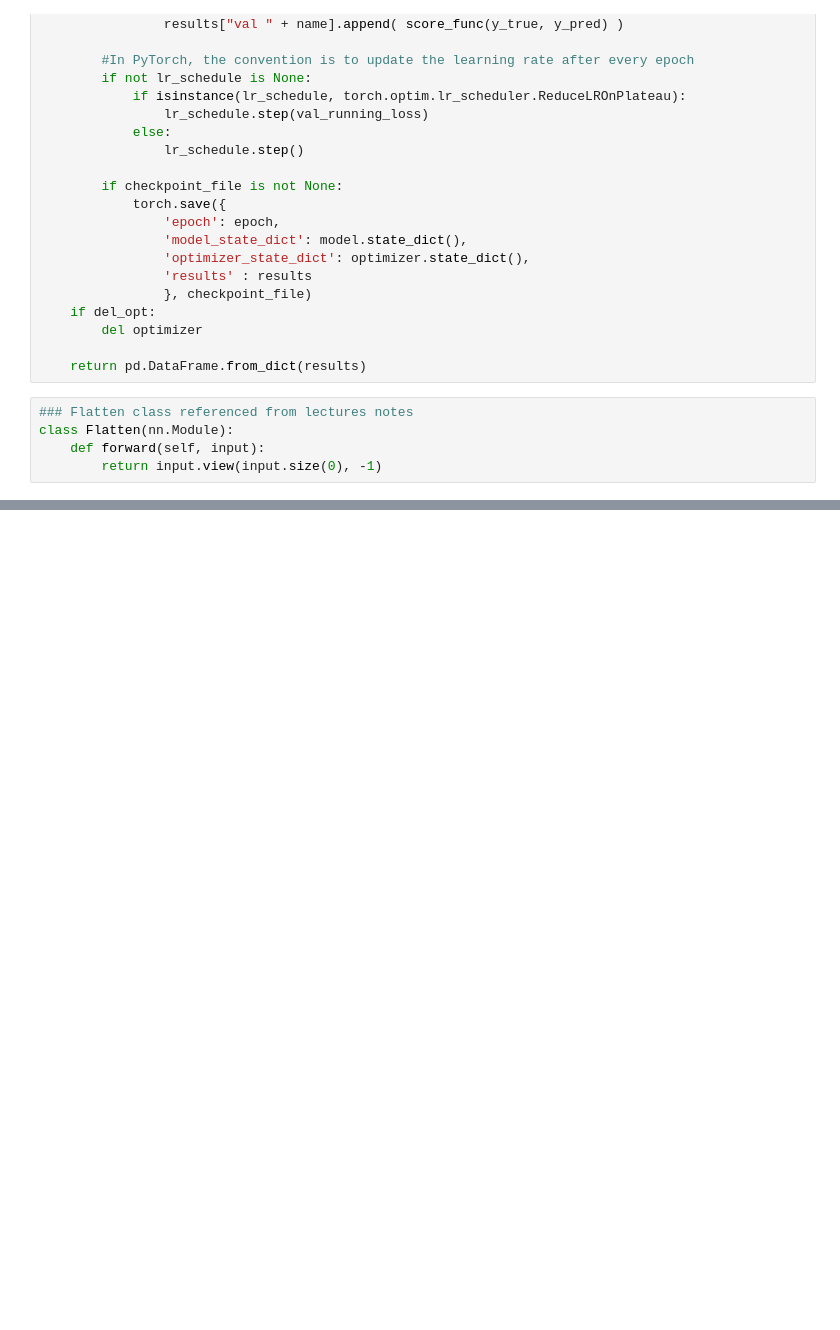
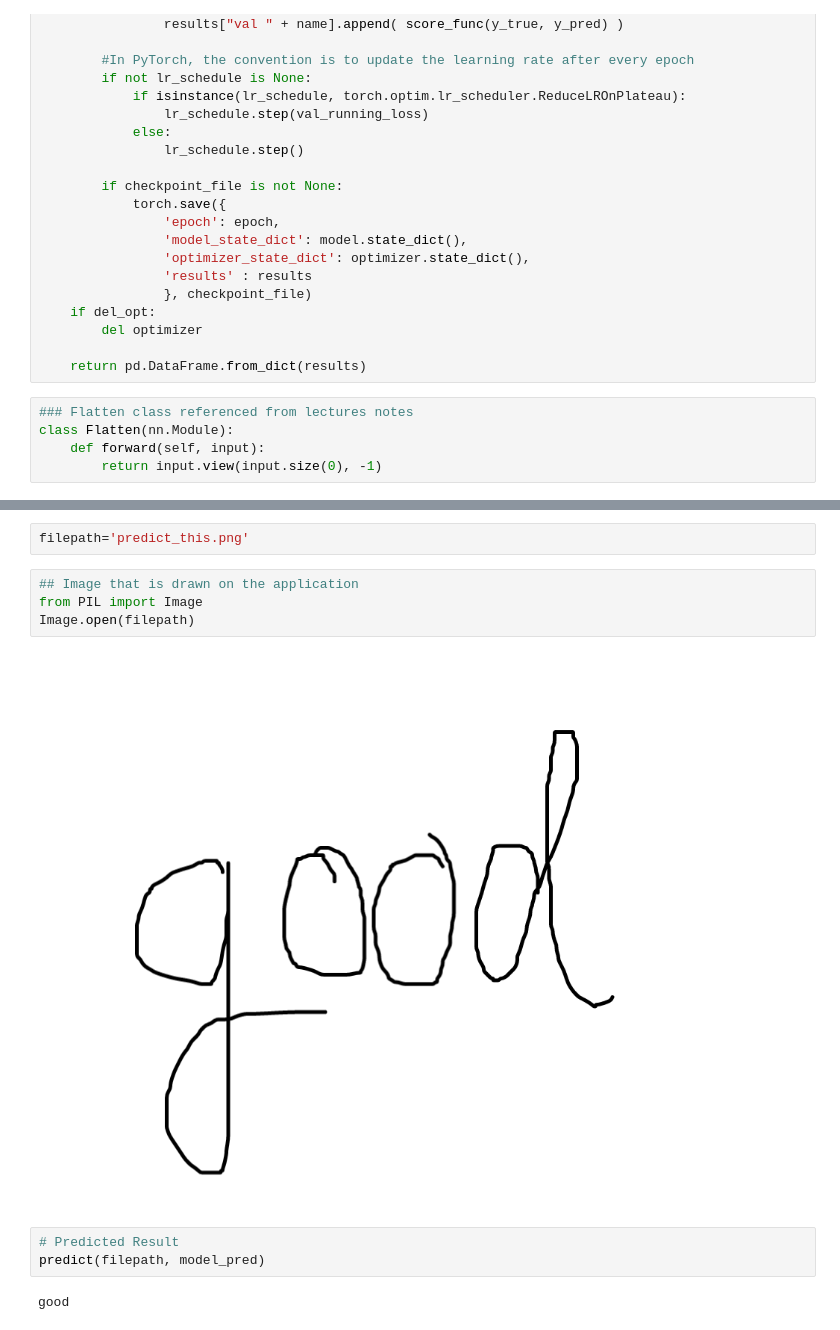
Before and after one commit to jimevansv/DATA606, a Jupyter notebook: Delivery 3/Phase3_file.ipynb, the cells around one changed output, grey strips where cells are left out. Saved outputs shown, nothing was run; the diff lists cells and outputs as text; blank space fills up the shorter version.

```diff
--- a/Delivery 3/Phase3_file.ipynb
+++ b/Delivery 3/Phase3_file.ipynb
@@ -484,0 +807,13 @@ loss_func=nn.CrossEntropyLoss()
+# %%
+filepath='predict_this.png'
+# %%
+## Image that is drawn on the application
+from PIL import Image
+Image.open(filepath)
+# %% [output]
+[figure, added]
+# %%
+# Predicted Result
+predict(filepath, model_pred)
+# %% [output]
+good
```
Also changed, not shown: parts of 41 cells of this notebook.
